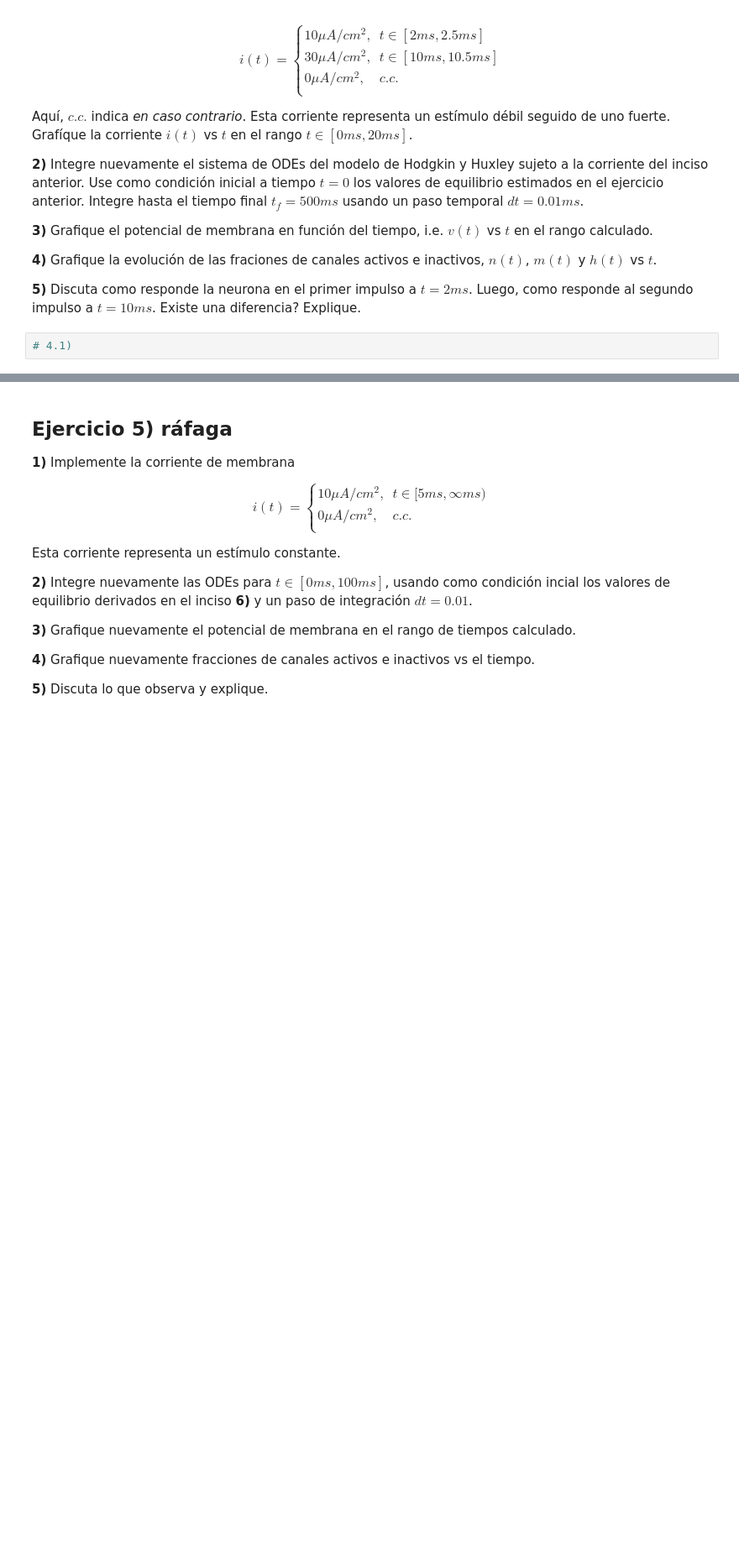
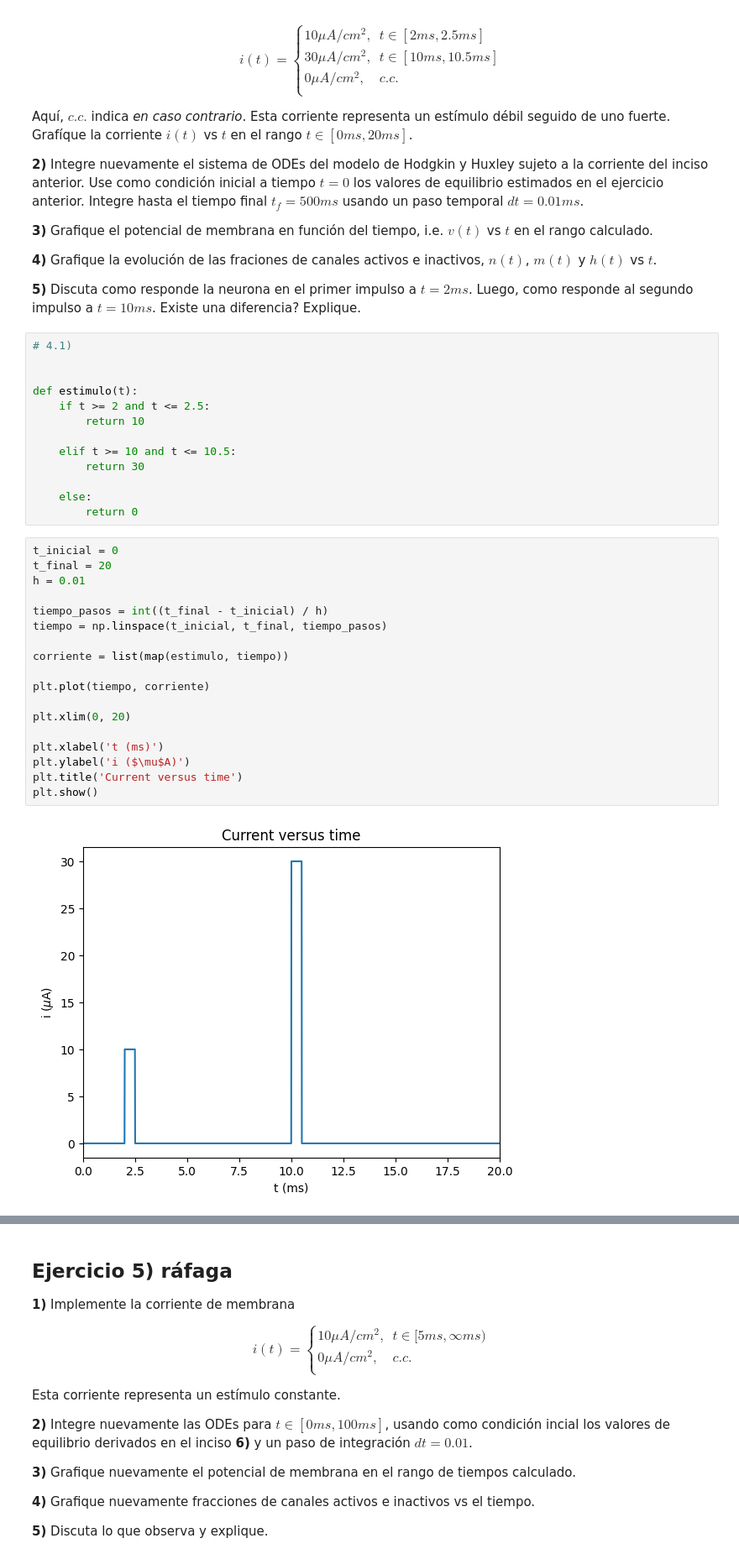
Before and after one commit to kevmansilla/redes-neuronales-trabajos, a Jupyter notebook: redes-neuronales-2024-guia-8.ipynb, the cells around one changed output, grey strips where cells are left out. Shown at 84% size. Drawn from its saved outputs; the diff is of its cells as text; blank space fills up the shorter version.

```diff
--- a/redes-neuronales-2024-guia-8.ipynb
+++ b/redes-neuronales-2024-guia-8.ipynb
@@ -480,5 +576,36 @@ Aquí, $c.c.$ indica *en caso contrario*. Esta corriente representa un estímulo
 **4)** Grafique la evolución de las fraciones de canales activos e inactivos, $n(t)$, $m(t)$ y $h(t)$ vs $t$.
 
 **5)** Discuta como responde la neurona en el primer impulso a $t=2ms$. Luego, como responde al segundo impulso a $t=10ms$. Existe una diferencia? Explique.
-# %%
-# 4.1)
+# %%
+# 4.1)
+
+
+def estimulo(t):
+    if t >= 2 and t <= 2.5:
+        return 10
+
+    elif t >= 10 and t <= 10.5:
+        return 30
+
+    else:
+        return 0
+# %%
+t_inicial = 0
+t_final = 20
+h = 0.01
+
+tiempo_pasos = int((t_final - t_inicial) / h)
+tiempo = np.linspace(t_inicial, t_final, tiempo_pasos)
+
+corriente = list(map(estimulo, tiempo))
+
+plt.plot(tiempo, corriente)
+
+plt.xlim(0, 20)
+
+plt.xlabel('t (ms)')
+plt.ylabel('i ($\mu$A)')
+plt.title('Current versus time')
+plt.show()
+# %% [output]
+[figure, added]
```
Also changed, not shown: parts of 10 cells of this notebook.
